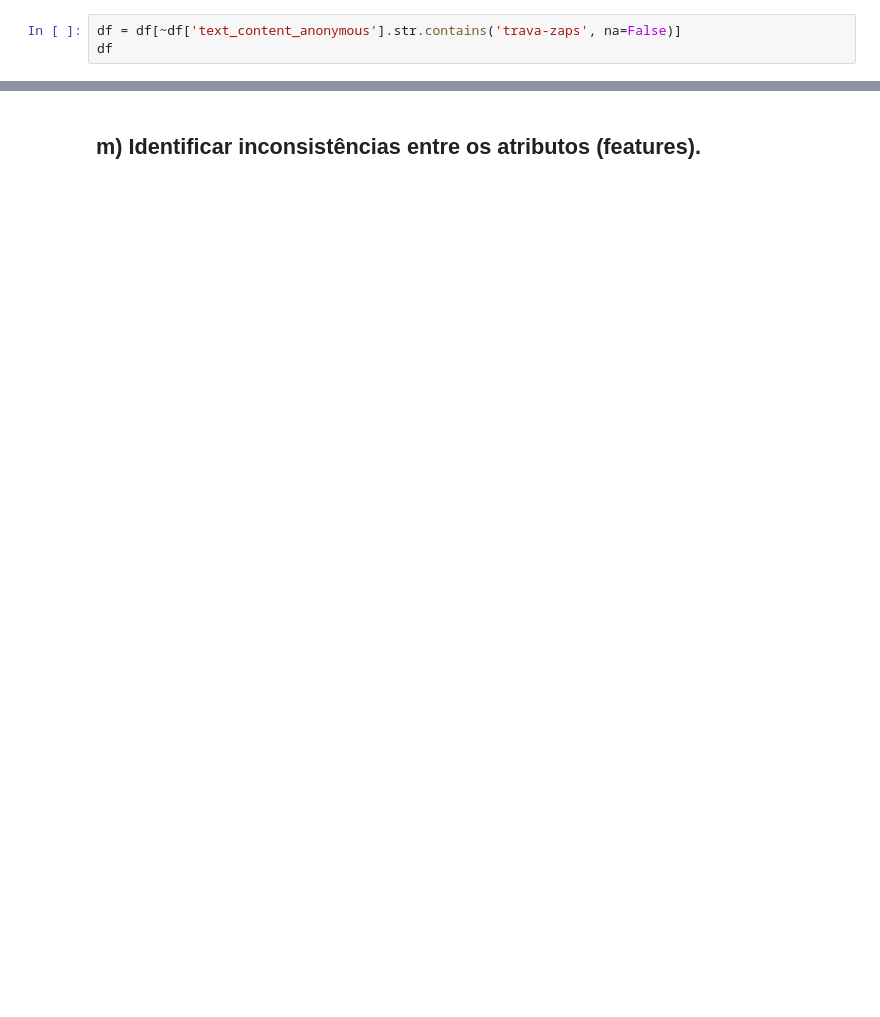
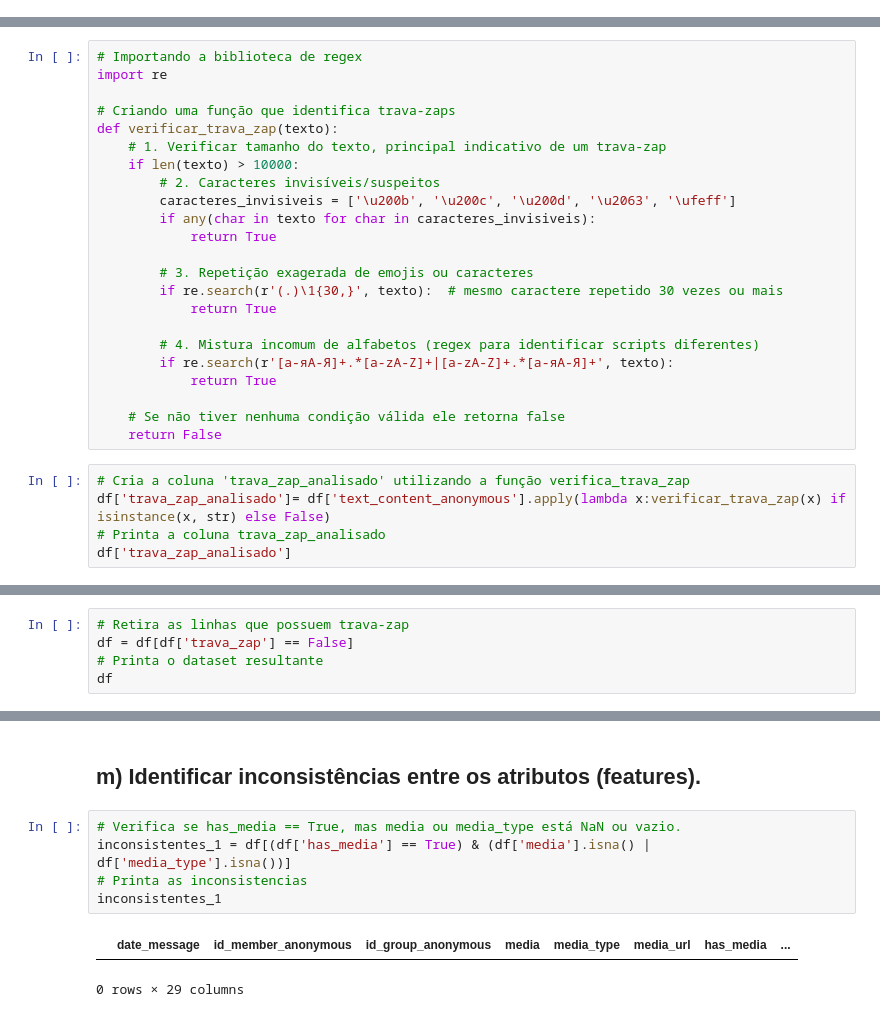
Before and after one commit to Raylander524/ICC, a Jupyter notebook: Lista 1/lista1.ipynb, the cells around one changed output, grey strips where cells are left out. Saved outputs shown, nothing was run; the diff lists cells and outputs as text; blank space fills up the shorter version.

```diff
--- a/Lista 1/lista1.ipynb
+++ b/Lista 1/lista1.ipynb
@@ -407,6 +507,3 @@ print(valores_diferentes)
 [228493 rows x 3 columns]
 # %% [markdown]
 ## l)  Eliminar as linhas cujo valor da coluna “text” contenham “trava-zaps”.
-# %%
-df = df[~df['text_content_anonymous'].str.contains('trava-zaps', na=False)]
-df
@@ -426,0 +510,28 @@ df
+# %%
+# Importando a biblioteca de regex
+import re
+
+# Criando uma função que identifica trava-zaps
+def verificar_trava_zap(texto):
+    # 1. Verificar tamanho do texto, principal indicativo de um trava-zap
+    if len(texto) > 10000:
+        # 2. Caracteres invisíveis/suspeitos
+        caracteres_invisiveis = ['\u200b', '\u200c', '\u200d', '\u2063', '\ufeff']
+        if any(char in texto for char in caracteres_invisiveis):
+            return True
+
+        # 3. Repetição exagerada de emojis ou caracteres
+        if re.search(r'(.)\1{30,}', texto):  # mesmo caractere repetido 30 vezes ou mais
+            return True
+
+        # 4. Mistura incomum de alfabetos (regex para identificar scripts diferentes)
+        if re.search(r'[а-яА-Я]+.*[a-zA-Z]+|[a-zA-Z]+.*[а-яА-Я]+', texto):
+            return True
+
+    # Se não tiver nenhuma condição válida ele retorna false
+    return False
+# %%
+# Cria a coluna 'trava_zap_analisado' utilizando a função verifica_trava_zap
+df['trava_zap_analisado']= df['text_content_anonymous'].apply(lambda x:verificar_trava_zap(x) if isinstance(x, str) else False)
+# Printa a coluna trava_zap_analisado
+df['trava_zap_analisado']
@@ -448,0 +563,5 @@ df_1
+# %%
+# Retira as linhas que possuem trava-zap
+df = df[df['trava_zap'] == False]
+# Printa o dataset resultante
+df
@@ -449,2 +582,10 @@ df_1
 # %% [markdown]
 ## m) Identificar inconsistências entre os atributos (features).
+# %%
+# Verifica se has_media == True, mas media ou media_type está NaN ou vazio.
+inconsistentes_1 = df[(df['has_media'] == True) & (df['media'].isna() | df['media_type'].isna())]
+# Printa as inconsistencias
+inconsistentes_1
+# %% [output]
+|  | date_message | id_member_anonymous | id_group_anonymous | media | media_type | media_url | has_media | ... |
+0 rows × 29 columns
```
Also changed, not shown: parts of 42 cells of this notebook.
